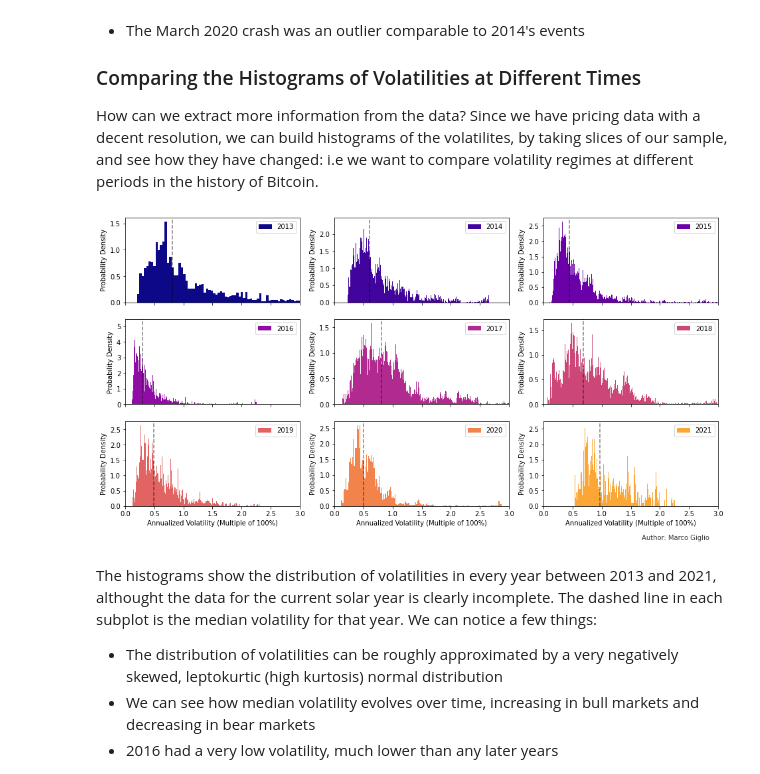
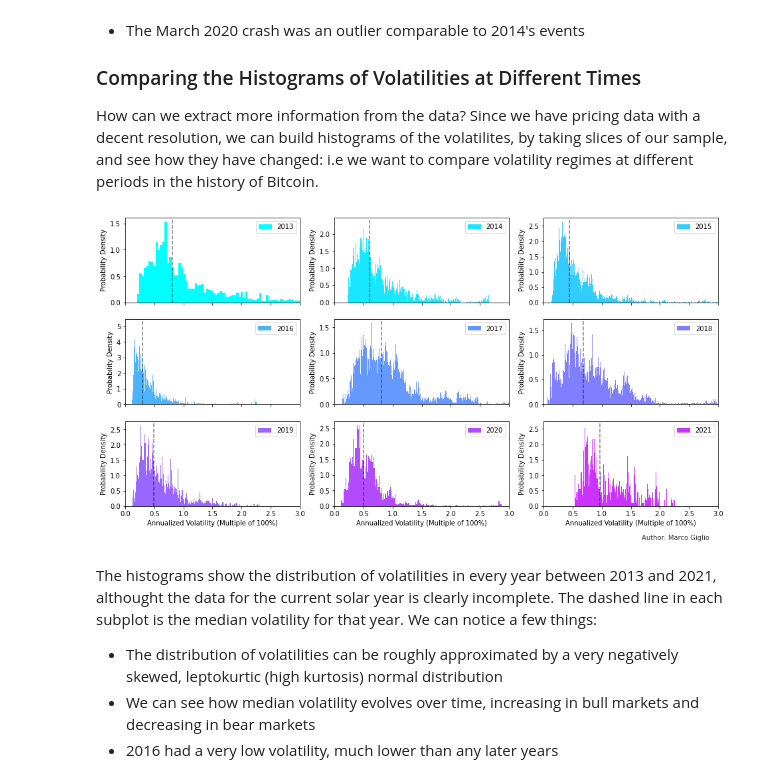
Before and after one commit to marcogiglio/digital_garden, a Jupyter notebook: _sources/bitcoin_realized_volatility.ipynb, the cells around one changed output. Cells and saved outputs as stored; diff of their text form; code cells hidden in the pictures.

```diff
--- a/_sources/bitcoin_realized_volatility.ipynb
+++ b/_sources/bitcoin_realized_volatility.ipynb
@@ -100,32 +100,32 @@ Already from this very high view graph, we can see a few things:
 ### Comparing the Histograms of Volatilities at Different Times
 How can we extract more information from the data? Since we have pricing data with a decent resolution, we can build histograms of the volatilites, by taking slices of our sample, and see how they have changed: i.e we want to compare volatility regimes at different periods in the history of Bitcoin.
 # %%
-cmap = cm.get_cmap('plasma')
+cmap = cm.get_cmap('cool')
 
 fig, axes = plt.subplots(nrows=3, ncols=3)
 
 for i in range(0,9):
     j,k = np.unravel_index(i, shape=(3,3), order='C')
     start = df['timestamp'] > dt.strptime(str(2013 + i) + '-01-01','%Y-%m-%d')
     end = df['timestamp'] < dt.strptime(str(2014 + i) + '-01-01','%Y-%m-%d')
 
     ax = df[start & end]['volatilities'].plot.hist(ax=axes[j,k], bins=300, color=cmap(float(i)/10), label=str(2013 + i), density=True, sharex=True)
     median = df[start & end]['volatilities'].median()
     ax.axline((median, 0), (median, 1), linestyle='--', color='black', alpha=0.5)
     axes[j, k].legend()
 
 
 for i,ax in enumerate(axes.flat):
     ax.set(xlabel='Annualized Volatility (Multiple of 100%)', ylabel='Probability Density')
     ax.set(xlim=(0,3))
 
 
 fig.text(0.8, 0.05, 'Author: Marco Giglio',
          fontsize=10, color='black',
          ha='left', va='top', alpha=0.8)
 plt.show()
 # %% [output]
-[figure, old version]
+[figure, new version]
 # %% [markdown]
 The histograms show the distribution of volatilities in every year between 2013 and 2021, althought the data for the current solar year is clearly incomplete. The dashed line in each subplot is the median volatility for that year. We can notice a few things:
 * The distribution of volatilities can be roughly approximated by a very negatively skewed, leptokurtic (high kurtosis) normal distribution
```
Also changed, not shown: parts of 3 cells of this notebook, 14 other files.
